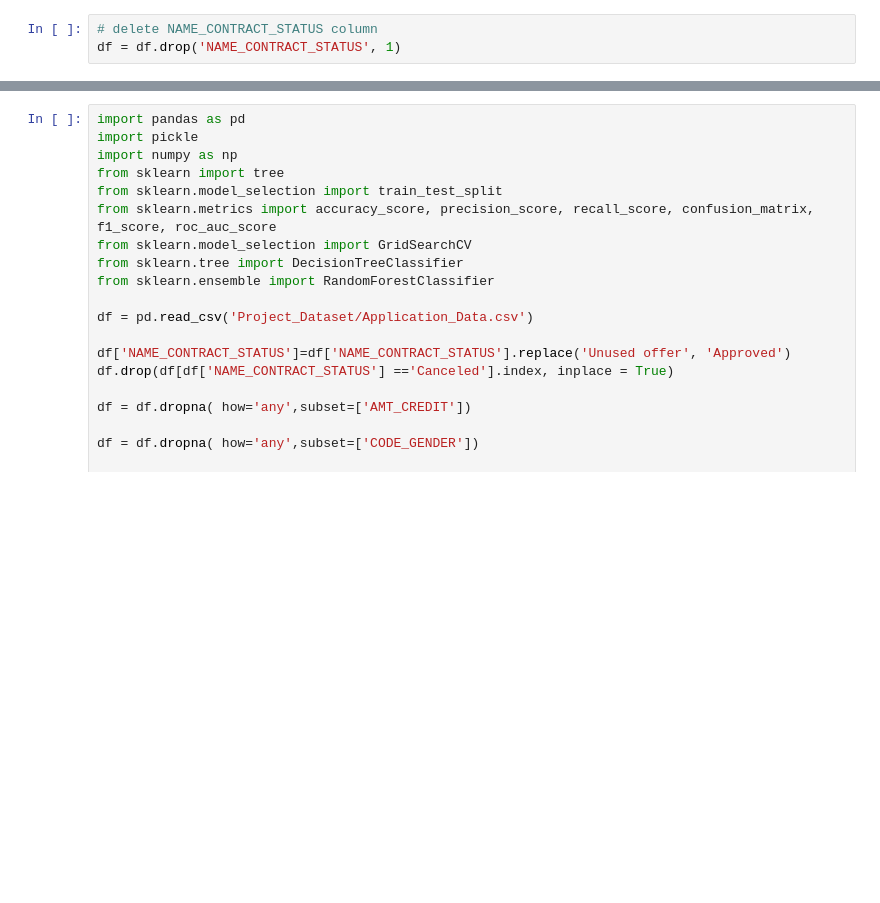
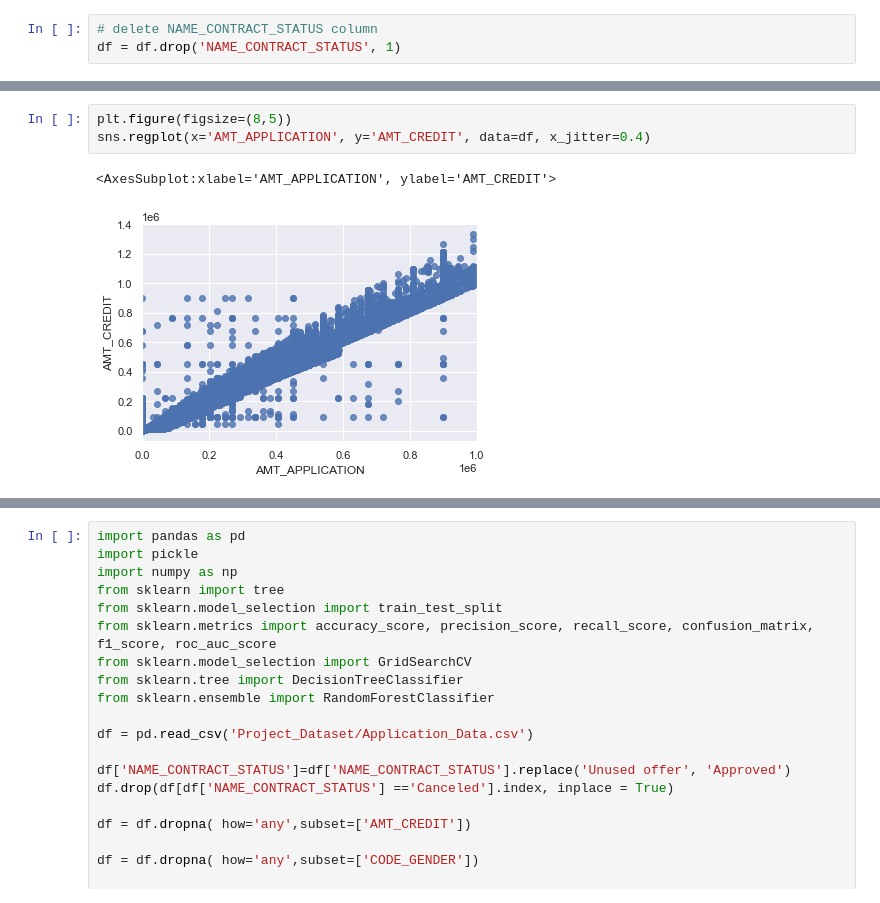
Before and after one commit to XinJin24/Credit_Saver, a Jupyter notebook: Works_Xin.ipynb, the cells around one changed output, grey strips where cells are left out. Drawn from its saved outputs; the diff is of its cells as text; blank space fills up the shorter version.

```diff
--- a/Works_Xin.ipynb
+++ b/Works_Xin.ipynb
@@ -912,0 +1114,6 @@ feature_imp
+# %%
+plt.figure(figsize=(8,5))
+sns.regplot(x='AMT_APPLICATION', y='AMT_CREDIT', data=df, x_jitter=0.4)
+# %% [output]
+<AxesSubplot:xlabel='AMT_APPLICATION', ylabel='AMT_CREDIT'>
+[figure, added]
```
Also changed, not shown: parts of 38 cells of this notebook, 2 other files.
